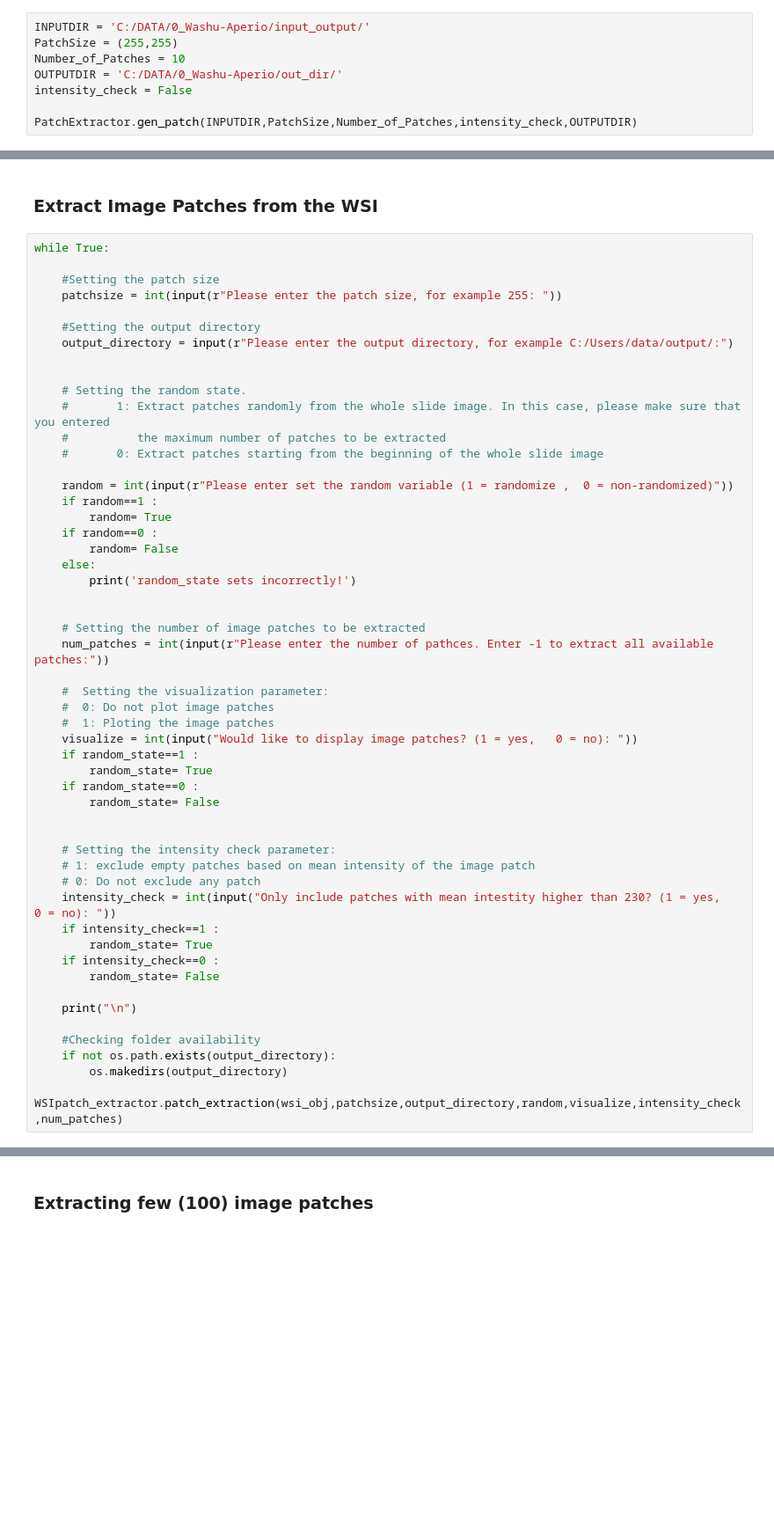
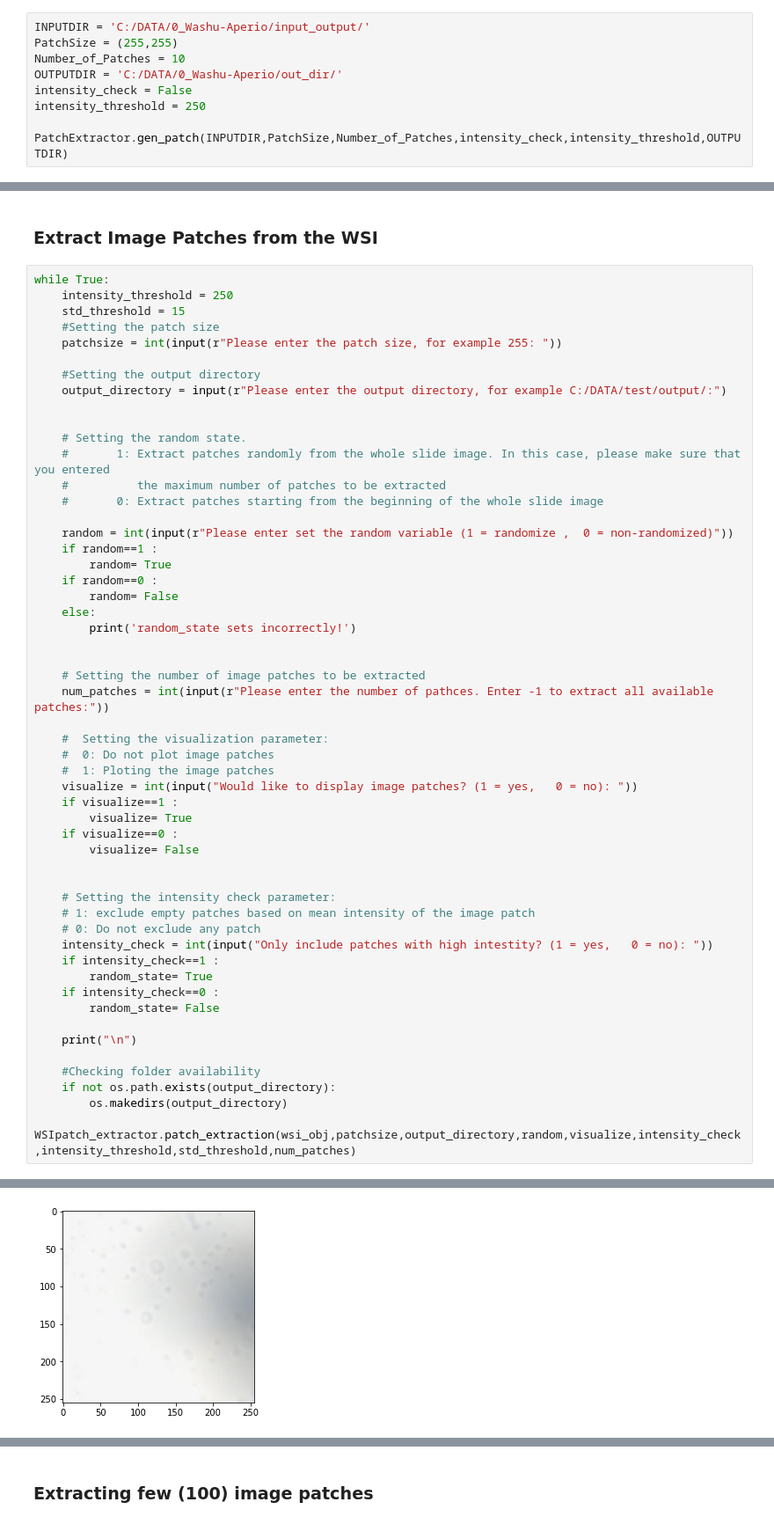
Before and after one commit to DIDSR/ValidPath, a Jupyter notebook: 03_patch_extraction.ipynb, the cells around one changed output, grey strips where cells are left out. Shown at 88% size. Drawn from its saved outputs; the diff is of its cells as text; blank space fills up the shorter version.

Commit message:
fix intensity check variable

```diff
--- a/03_patch_extraction.ipynb
+++ b/03_patch_extraction.ipynb
@@ -52,8 +52,9 @@ PatchSize = (255,255)
 Number_of_Patches = 10
 OUTPUTDIR = 'C:/DATA/0_Washu-Aperio/out_dir/'
 intensity_check = False
+intensity_threshold = 250
 
-PatchExtractor.gen_patch(INPUTDIR,PatchSize,Number_of_Patches,intensity_check,OUTPUTDIR)
+PatchExtractor.gen_patch(INPUTDIR,PatchSize,Number_of_Patches,intensity_check,intensity_threshold,OUTPUTDIR)
 # %% [output]
 >>>>>>>>>
 ['C:/DATA/0_Washu-Aperio/input_output\\aperio-002-0', 'C:/DATA/0_Washu-Aperio/input_output\\aperio-117-0']
@@ -209,12 +224,13 @@ plt.title("WSI thumbnail")
 ### Extract Image Patches from the WSI
 # %%
 while True:
-
+    intensity_threshold = 250
+    std_threshold = 15
     #Setting the patch size
     patchsize = int(input(r"Please enter the patch size, for example 255: "))
 
     #Setting the output directory
-    output_directory = input(r"Please enter the output directory, for example C:/Users/data/output/:")
+    output_directory = input(r"Please enter the output directory, for example C:/DATA/test/output/:")
 
 
     # Setting the random state.
@@ -238,16 +254,16 @@ while True:
     #  0: Do not plot image patches
     #  1: Ploting the image patches
     visualize = int(input("Would like to display image patches? (1 = yes,   0 = no): "))
-    if random_state==1 :
-        random_state= True
-    if random_state==0 :
-        random_state= False
+    if visualize==1 :
+        visualize= True
+    if visualize==0 :
+        visualize= False
 
 
     # Setting the intensity check parameter:
     # 1: exclude empty patches based on mean intensity of the image patch
     # 0: Do not exclude any patch
-    intensity_check = int(input("Only include patches with mean intestity higher than 230? (1 = yes,   0 = no): "))
+    intensity_check = int(input("Only include patches with high intestity? (1 = yes,   0 = no): "))
     if intensity_check==1 :
         random_state= True
     if intensity_check==0 :
@@ -258,4 +274,5 @@ while True:
     #Checking folder availability
     if not os.path.exists(output_directory):
         os.makedirs(output_directory)
-    WSIpatch_extractor.patch_extraction(wsi_obj,patchsize,output_directory,random,visualize,intensity_check,num_patches)
+    WSIpatch_extractor.patch_extraction(wsi_obj,patchsize,output_directory,random,visualize,intensity_check,intensity_threshold,std_threshold,num_patches)
+# %% [output]
@@ -261,0 +296 @@ while True:
+[figure, added]
```
Also changed, not shown: parts of 6 cells of this notebook, 3 other files.
